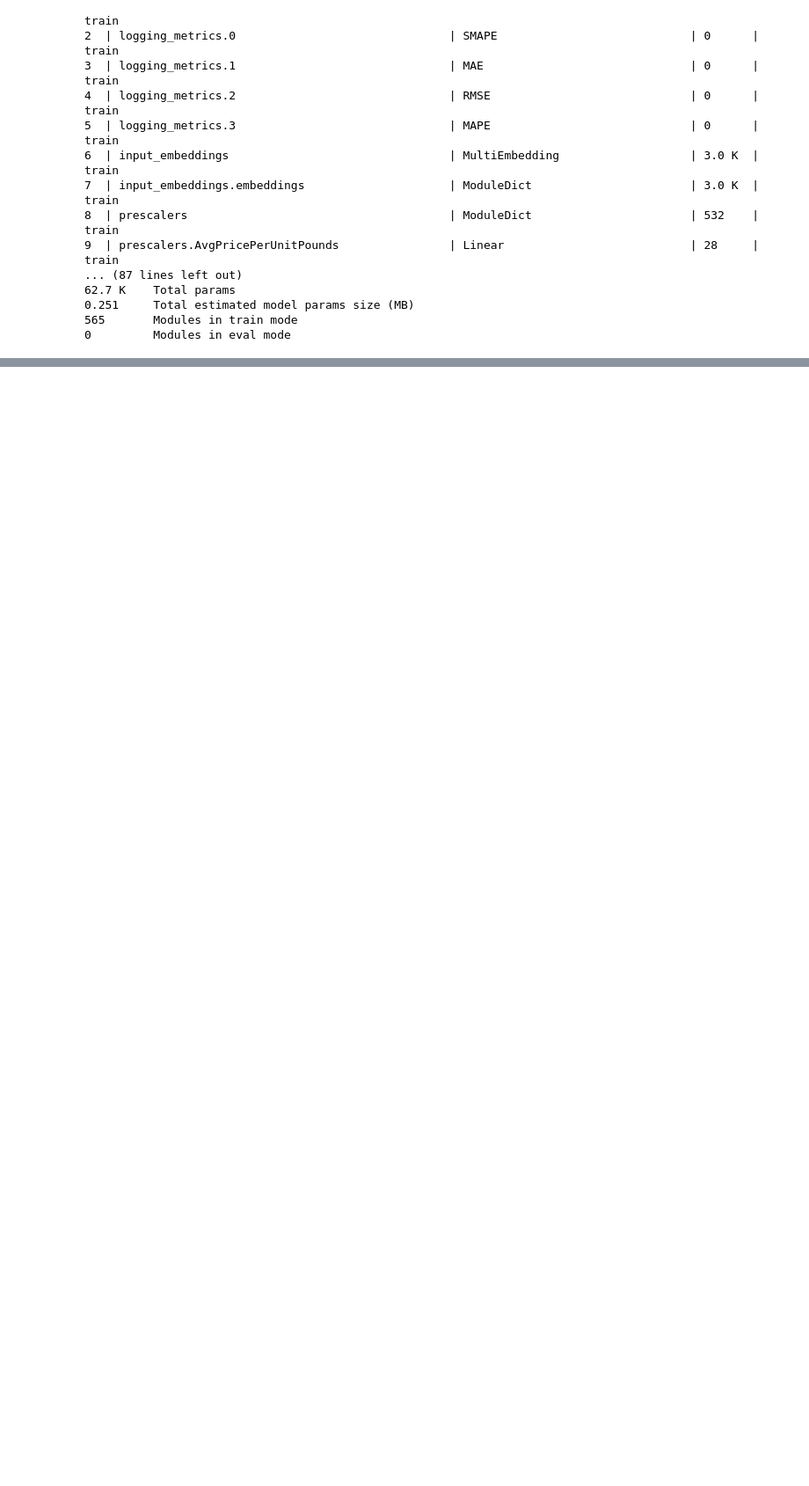
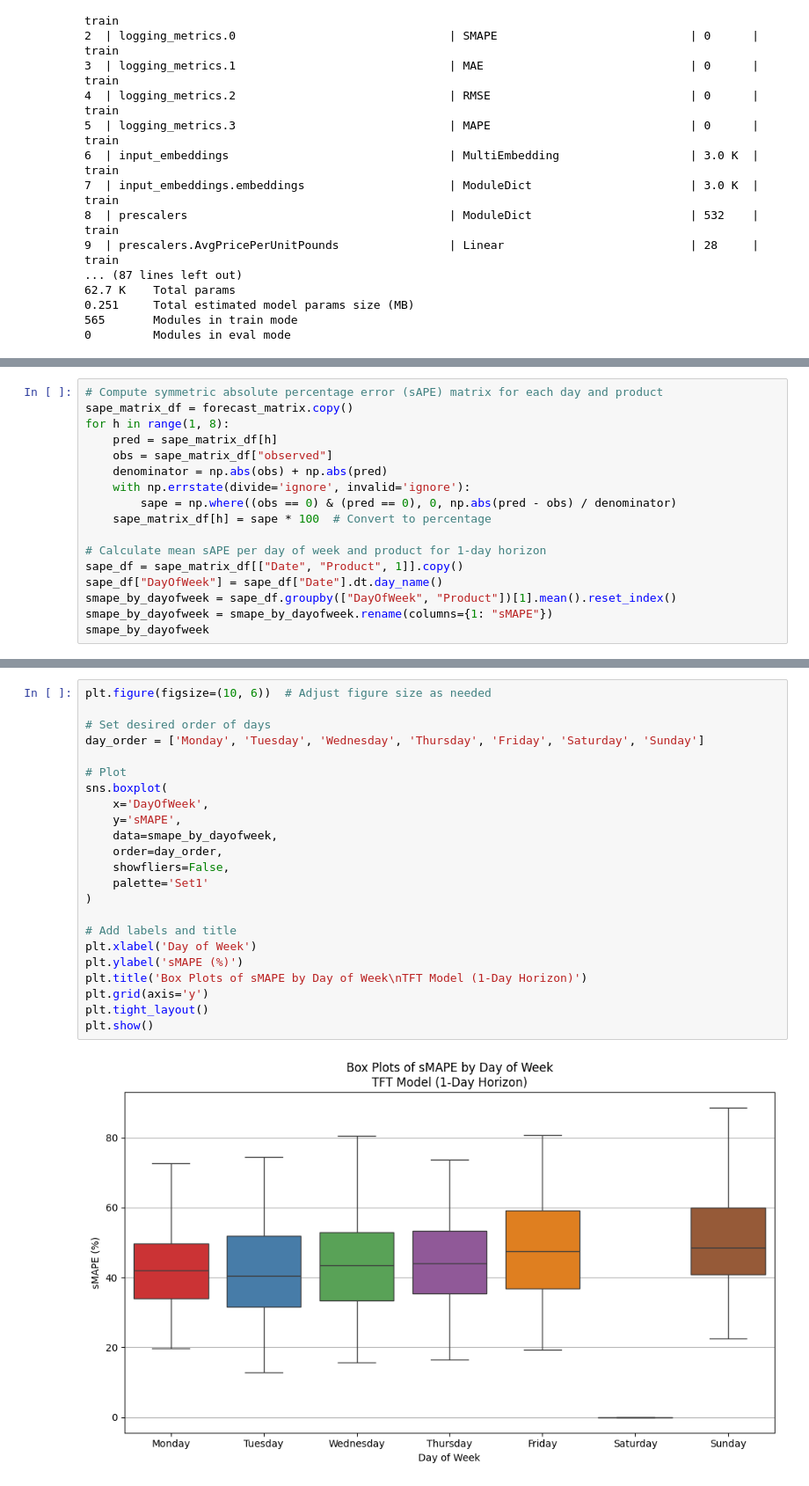
Before and after one commit to luizvalle/ieor4578_project2, a Jupyter notebook: notebooks/tft/tft_exploration4.ipynb, the cells around one changed output, grey strips where cells are left out. Shown at 88% size. Saved outputs shown, nothing was run; the diff lists cells and outputs as text; blank space fills up the shorter version.

```diff
--- a/notebooks/tft/tft_exploration4.ipynb
+++ b/notebooks/tft/tft_exploration4.ipynb
@@ -450,0 +911,17 @@ print(summary)
+# %%
+# Compute symmetric absolute percentage error (sAPE) matrix for each day and product
+sape_matrix_df = forecast_matrix.copy()
+for h in range(1, 8):
+    pred = sape_matrix_df[h]
+    obs = sape_matrix_df["observed"]
+    denominator = np.abs(obs) + np.abs(pred)
+    with np.errstate(divide='ignore', invalid='ignore'):
+        sape = np.where((obs == 0) & (pred == 0), 0, np.abs(pred - obs) / denominator)
+    sape_matrix_df[h] = sape * 100  # Convert to percentage
+
+# Calculate mean sAPE per day of week and product for 1-day horizon
+sape_df = sape_matrix_df[["Date", "Product", 1]].copy()
+sape_df["DayOfWeek"] = sape_df["Date"].dt.day_name()
+smape_by_dayofweek = sape_df.groupby(["DayOfWeek", "Product"])[1].mean().reset_index()
+smape_by_dayofweek = smape_by_dayofweek.rename(columns={1: "sMAPE"})
+smape_by_dayofweek
@@ -450,0 +942,25 @@ print(summary)
+# %%
+plt.figure(figsize=(10, 6))  # Adjust figure size as needed
+
+# Set desired order of days
+day_order = ['Monday', 'Tuesday', 'Wednesday', 'Thursday', 'Friday', 'Saturday', 'Sunday']
+
+# Plot
+sns.boxplot(
+    x='DayOfWeek',
+    y='sMAPE',
+    data=smape_by_dayofweek,
+    order=day_order,
+    showfliers=False,
+    palette='Set1'
+)
+
+# Add labels and title
+plt.xlabel('Day of Week')
+plt.ylabel('sMAPE (%)')
+plt.title('Box Plots of sMAPE by Day of Week\nTFT Model (1-Day Horizon)')
+plt.grid(axis='y')
+plt.tight_layout()
+plt.show()
+# %% [output]
+[figure, added]
```
Also changed, not shown: parts of 34 cells of this notebook.
